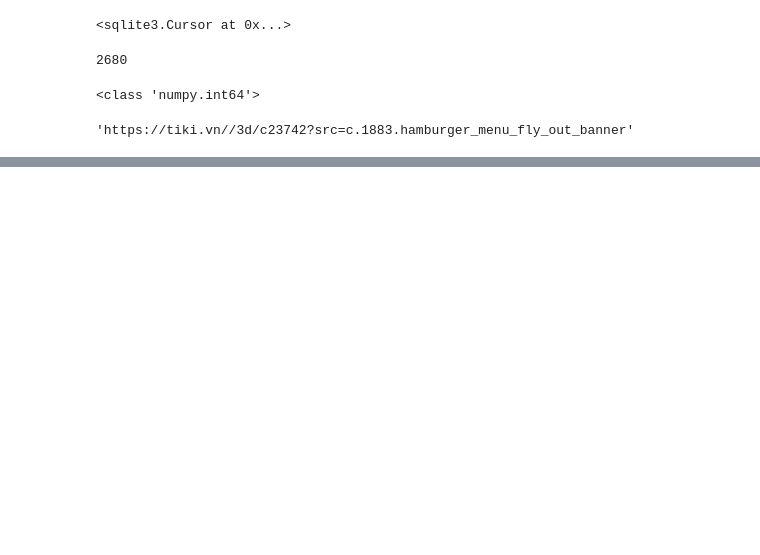
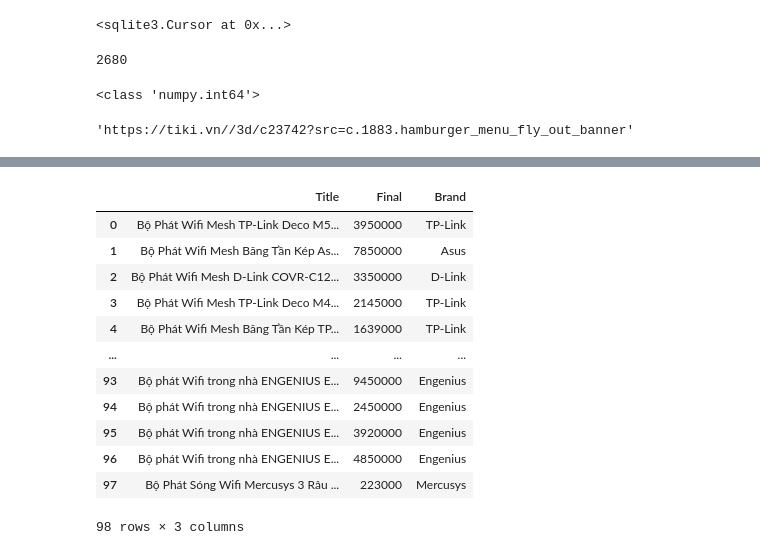
Before and after one commit to nickbar0123/Recursion-Scrapping, a Jupyter notebook: Final.ipynb, the cells around one changed output, grey strips where cells are left out. Saved outputs shown, nothing was run; the diff lists cells and outputs as text; code cells hidden in the pictures; blank space fills up the shorter version.

```diff
--- a/Final.ipynb
+++ b/Final.ipynb
@@ -261,0 +328,23 @@ for pages in range(0, len(sub_categories)):
+# %%
+#Which categories have the most expensive item
+most_expensive_categories = pd.read_sql('''
+SELECT p.title, p.final, p.brand
+FROM product AS p
+WHERE title like 'bộ phát%'
+''', conn)
+
+most_expensive_categories
+# %% [output]
+|  | Title | Final | Brand |
+| 0 | Bộ Phát Wifi Mesh TP-Link Deco M5... | 3950000 | TP-Link |
+| 1 | Bộ Phát Wifi Mesh Băng Tần Kép As... | 7850000 | Asus |
+| 2 | Bộ Phát Wifi Mesh D-Link COVR-C12... | 3350000 | D-Link |
+| 3 | Bộ Phát Wifi Mesh TP-Link Deco M4... | 2145000 | TP-Link |
+| 4 | Bộ Phát Wifi Mesh Băng Tần Kép TP... | 1639000 | TP-Link |
+| ... | ... | ... | ... |
+| 93 | Bộ phát Wifi trong nhà ENGENIUS E... | 9450000 | Engenius |
+| 94 | Bộ phát Wifi trong nhà ENGENIUS E... | 2450000 | Engenius |
+| 95 | Bộ phát Wifi trong nhà ENGENIUS E... | 3920000 | Engenius |
+| 96 | Bộ phát Wifi trong nhà ENGENIUS E... | 4850000 | Engenius |
+| 97 | Bộ Phát Sóng Wifi Mercusys 3 Râu ... | 223000 | Mercusys |
+98 rows × 3 columns
```
Also changed, not shown: parts of 12 cells of this notebook.
